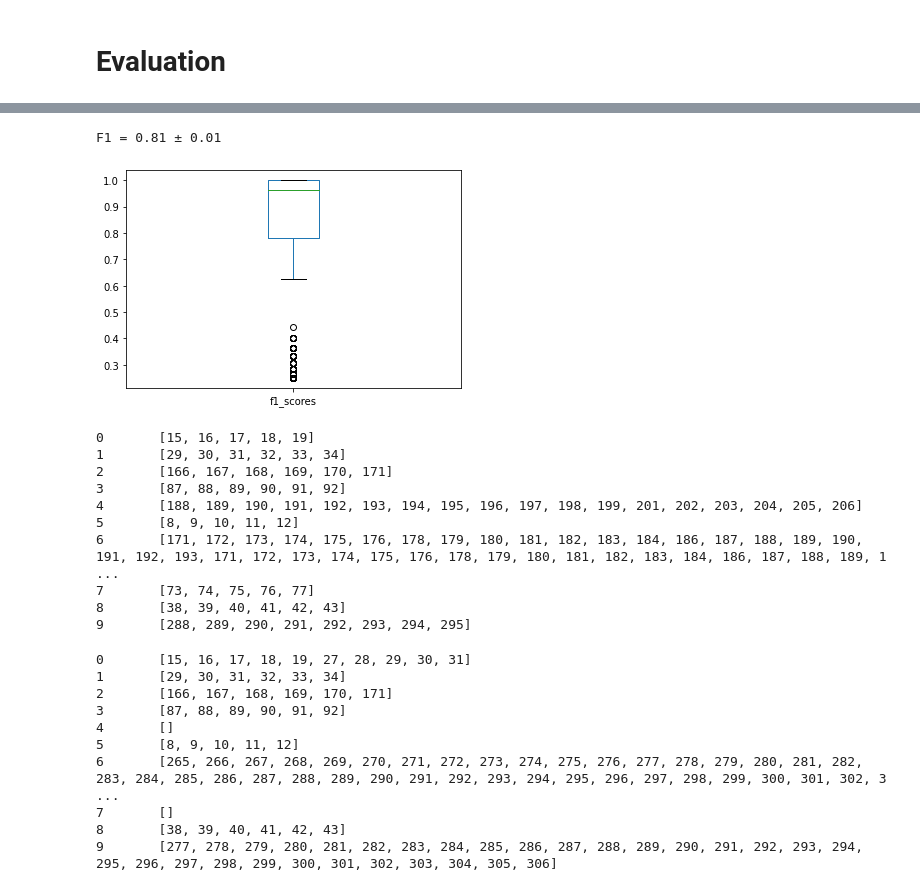
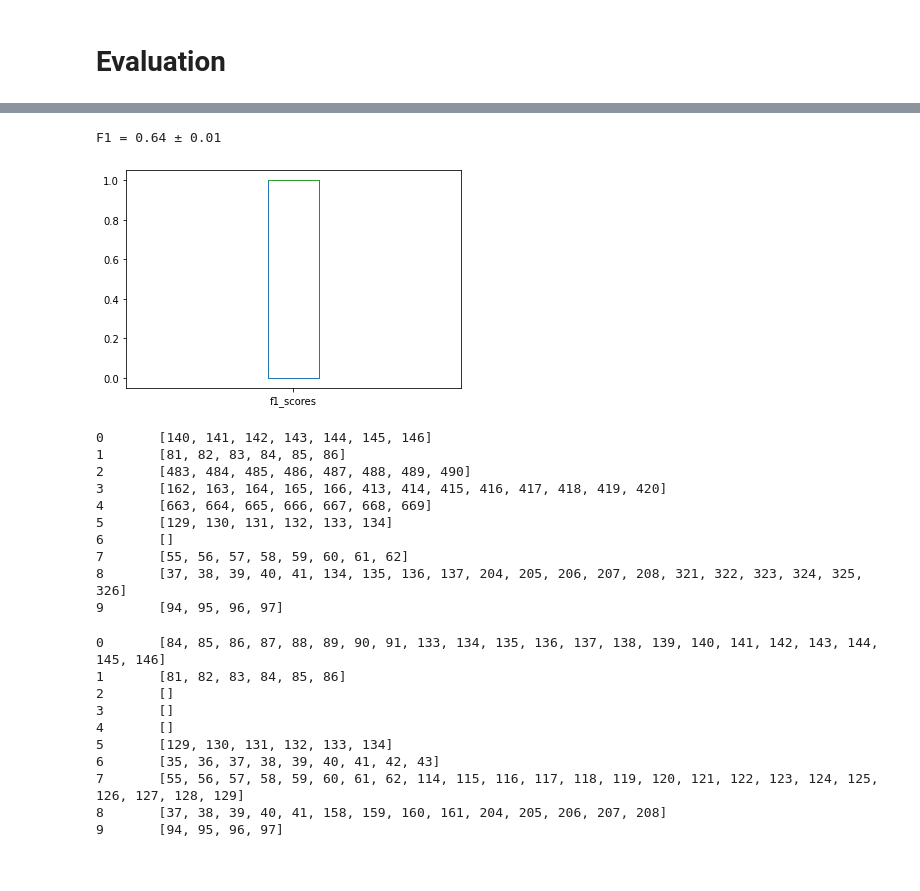
Before and after one commit to KaishuoWang/Toxic-Span-Detection, a Jupyter notebook: toxicBERT/toxicBERT.ipynb, the cells around one changed output, grey strips where cells are left out. Cells and saved outputs as stored; diff of their text form; code cells hidden in the pictures.

Commit message:
toxicBERT

```diff
--- a/toxicBERT/toxicBERT.ipynb
+++ b/toxicBERT/toxicBERT.ipynb
@@ -59,0 +33,4 @@ comments.head(10)
+# %%
+tsd_test = pd.read_csv('gdrive/MyDrive/CSI4900-Project/data/tsd_test.csv')
+tsd_test['spans'] = tsd_test['spans'].apply(literal_eval)
+tsd_test.head(10)
@@ -126,0 +136,13 @@ comments.head(10)
+# %%
+spans_predicted = []
+for index, row in tsd_test.iterrows():
+    tmp = []
+    toxic_prediction = unbiased_model.predict(row['token'])
+    for i in range(0, len(toxic_prediction['toxicity'])):
+        if toxic_prediction['toxicity'][i] > 0.9:
+            tmp += row['token_span'][i]
+    spans_predicted.append(tmp)
+
+tsd_test['spans_predicted'] = spans_predicted
+
+tsd_test.head(10)
@@ -129,4 +257,4 @@ comments.head(10)
 # %%
-comments["f1_scores"] = comments.apply(lambda row: f1(row.spans_predicted, row.spans), axis=1)
-comments.head(10)
+tsd_test["f1_scores"] = tsd_test.apply(lambda row: f1(row.spans_predicted, row.spans), axis=1)
+tsd_test.head(10)
 # %% [output]
@@ -144,14 +272,14 @@ comments.head(10)
 # %%
 from scipy.stats import sem
-_ = comments.f1_scores.plot(kind="box")
-print (f"F1 = {comments.f1_scores.mean():.2f} ± {sem(comments.f1_scores):.2f}")
+_ = tsd_test.f1_scores.plot(kind="box")
+print (f"F1 = {tsd_test.f1_scores.mean():.2f} ± {sem(tsd_test.f1_scores):.2f}")
 # %% [output]
-F1 = 0.81 ± 0.01
+F1 = 0.64 ± 0.01
-[figure, old version]
+[figure, new version]
 # %%
 # make sure that the ids match the ones of the scores
-predictions = comments.spans_predicted.to_list()
-ids = comments.index.to_list()
+predictions = tsd_test.spans_predicted.to_list()
+ids = tsd_test.index.to_list()
 
 # write in a prediction file named "spans-pred.txt"
 with open("spans-pred.txt", "w") as out:
@@ -160,19 +288,19 @@ with open("spans-pred.txt", "w") as out:
 
 ! head spans-pred.txt
 # %% [output]
-0       [15, 16, 17, 18, 19]
-1       [29, 30, 31, 32, 33, 34]
-2       [166, 167, 168, 169, 170, 171]
-3       [87, 88, 89, 90, 91, 92]
-4       [188, 189, 190, 191, 192, 193, 194, 195, 196, 197, 198, 199, 201, 202, 203, 204, 205, 206]
-5       [8, 9, 10, 11, 12]
-6       [171, 172, 173, 174, 175, 176, 178, 179, 180, 181, 182, 183, 184, 186, 187, 188, 189, 190, 191, 192, 193, 171, 172, 173, 174, 175, 176, 178, 179, 180, 181, 182, 183, 184, 186, 187, 188, 189, 1 ...
-7       [73, 74, 75, 76, 77]
-8       [38, 39, 40, 41, 42, 43]
-9       [288, 289, 290, 291, 292, 293, 294, 295]
+0       [140, 141, 142, 143, 144, 145, 146]
+1       [81, 82, 83, 84, 85, 86]
+2       [483, 484, 485, 486, 487, 488, 489, 490]
+3       [162, 163, 164, 165, 166, 413, 414, 415, 416, 417, 418, 419, 420]
+4       [663, 664, 665, 666, 667, 668, 669]
+5       [129, 130, 131, 132, 133, 134]
+6       []
+7       [55, 56, 57, 58, 59, 60, 61, 62]
+8       [37, 38, 39, 40, 41, 134, 135, 136, 137, 204, 205, 206, 207, 208, 321, 322, 323, 324, 325, 326]
+9       [94, 95, 96, 97]
 # %%
-gold = comments.spans.to_list()
-ids = comments.index.to_list()
+gold = tsd_test.spans.to_list()
+ids = tsd_test.index.to_list()
 
 # write in a prediction file named "spans-pred.txt"
 with open("spans-gold.txt", "w") as out:
@@ -181,16 +309,16 @@ with open("spans-gold.txt", "w") as out:
 
 ! head spans-gold.txt
 # %% [output]
-0       [15, 16, 17, 18, 19, 27, 28, 29, 30, 31]
-1       [29, 30, 31, 32, 33, 34]
-2       [166, 167, 168, 169, 170, 171]
-3       [87, 88, 89, 90, 91, 92]
+0       [84, 85, 86, 87, 88, 89, 90, 91, 133, 134, 135, 136, 137, 138, 139, 140, 141, 142, 143, 144, 145, 146]
+1       [81, 82, 83, 84, 85, 86]
+2       []
+3       []
 4       []
-5       [8, 9, 10, 11, 12]
-6       [265, 266, 267, 268, 269, 270, 271, 272, 273, 274, 275, 276, 277, 278, 279, 280, 281, 282, 283, 284, 285, 286, 287, 288, 289, 290, 291, 292, 293, 294, 295, 296, 297, 298, 299, 300, 301, 302, 3 ...
-7       []
-8       [38, 39, 40, 41, 42, 43]
-9       [277, 278, 279, 280, 281, 282, 283, 284, 285, 286, 287, 288, 289, 290, 291, 292, 293, 294, 295, 296, 297, 298, 299, 300, 301, 302, 303, 304, 305, 306]
+5       [129, 130, 131, 132, 133, 134]
+6       [35, 36, 37, 38, 39, 40, 41, 42, 43]
+7       [55, 56, 57, 58, 59, 60, 61, 62, 114, 115, 116, 117, 118, 119, 120, 121, 122, 123, 124, 125, 126, 127, 128, 129]
+8       [37, 38, 39, 40, 41, 158, 159, 160, 161, 204, 205, 206, 207, 208]
+9       [94, 95, 96, 97]
 # %%
 predictions = open("spans-pred.txt", "r")
 gold = open("spans-gold.txt", "r")
```
Also changed, not shown: parts of 20 cells of this notebook, 1 other file.
